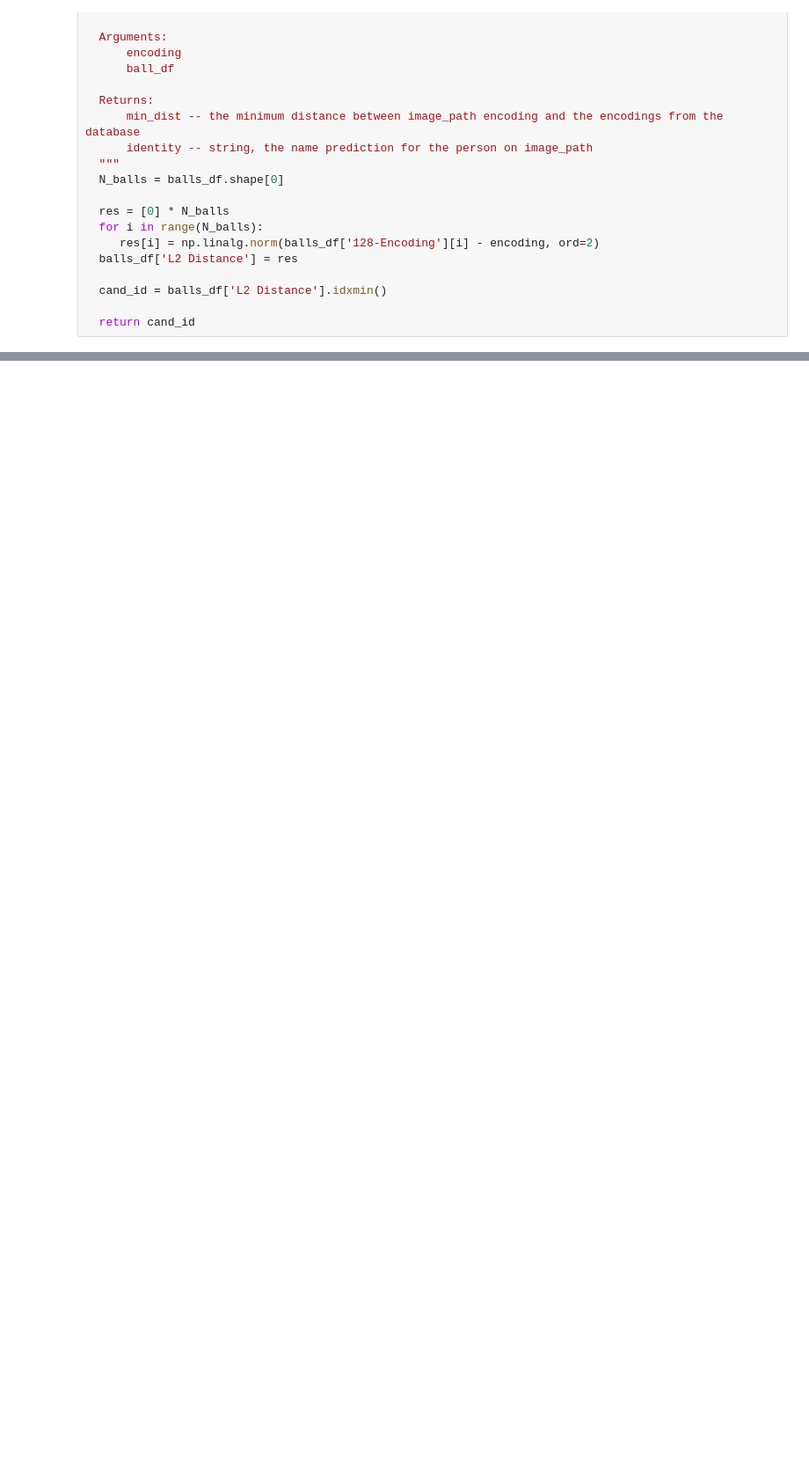
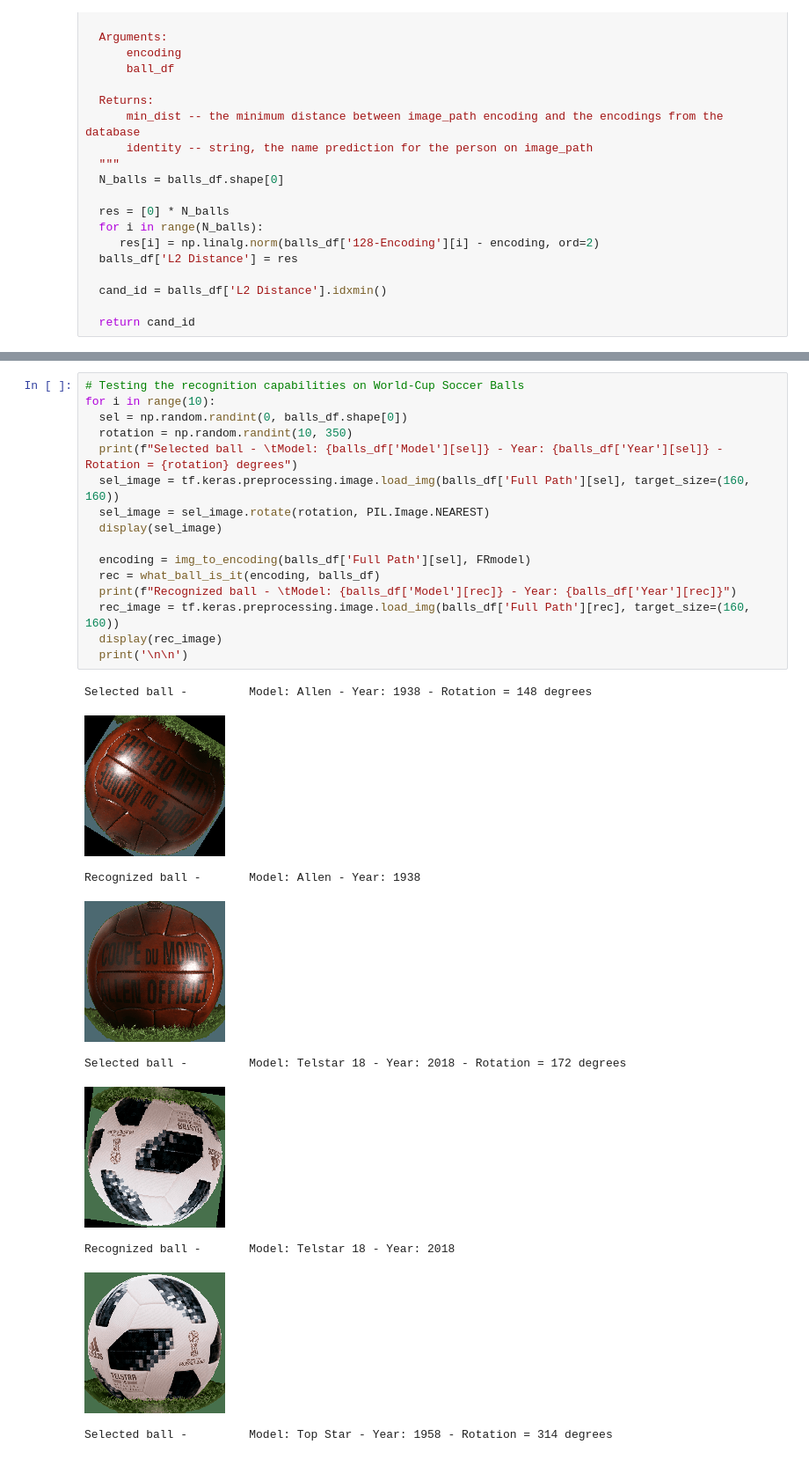
Before and after one commit to fernandoGitHub/ML_Projects, a Jupyter notebook: Face_Recognition_and_Verification/Face_Verification_and_Recognition.ipynb, the cells around one changed output, grey strips where cells are left out. Shown at 88% size. Drawn from its saved outputs; the diff is of its cells as text; blank space fills up the shorter version.

```diff
--- a/Face_Recognition_and_Verification/Face_Verification_and_Recognition.ipynb
+++ b/Face_Recognition_and_Verification/Face_Verification_and_Recognition.ipynb
@@ -619,0 +619,26 @@ Well, now we can really agree we implemented an useful solution for a valuable a
+# %%
+# Testing the recognition capabilities on World-Cup Soccer Balls
+for i in range(10):
+  sel = np.random.randint(0, balls_df.shape[0])
+  rotation = np.random.randint(10, 350)
+  print(f"Selected ball - \tModel: {balls_df['Model'][sel]} - Year: {balls_df['Year'][sel]} - Rotation = {rotation} degrees")
+  sel_image = tf.keras.preprocessing.image.load_img(balls_df['Full Path'][sel], target_size=(160, 160))
+  sel_image = sel_image.rotate(rotation, PIL.Image.NEAREST)
+  display(sel_image)
+
+  encoding = img_to_encoding(balls_df['Full Path'][sel], FRmodel)
+  rec = what_ball_is_it(encoding, balls_df)
+  print(f"Recognized ball - \tModel: {balls_df['Model'][rec]} - Year: {balls_df['Year'][rec]}")
+  rec_image = tf.keras.preprocessing.image.load_img(balls_df['Full Path'][rec], target_size=(160, 160))
+  display(rec_image)
+  print('\n\n')
+# %% [output]
+Selected ball -         Model: Allen - Year: 1938 - Rotation = 148 degrees
+[figure, added]
+Recognized ball -       Model: Allen - Year: 1938
+[figure, added]
+Selected ball -         Model: Telstar 18 - Year: 2018 - Rotation = 172 degrees
+[figure, added]
+Recognized ball -       Model: Telstar 18 - Year: 2018
+[figure, added]
+Selected ball -         Model: Top Star - Year: 1958 - Rotation = 314 degrees
```
Also changed, not shown: parts of 5 cells of this notebook.
